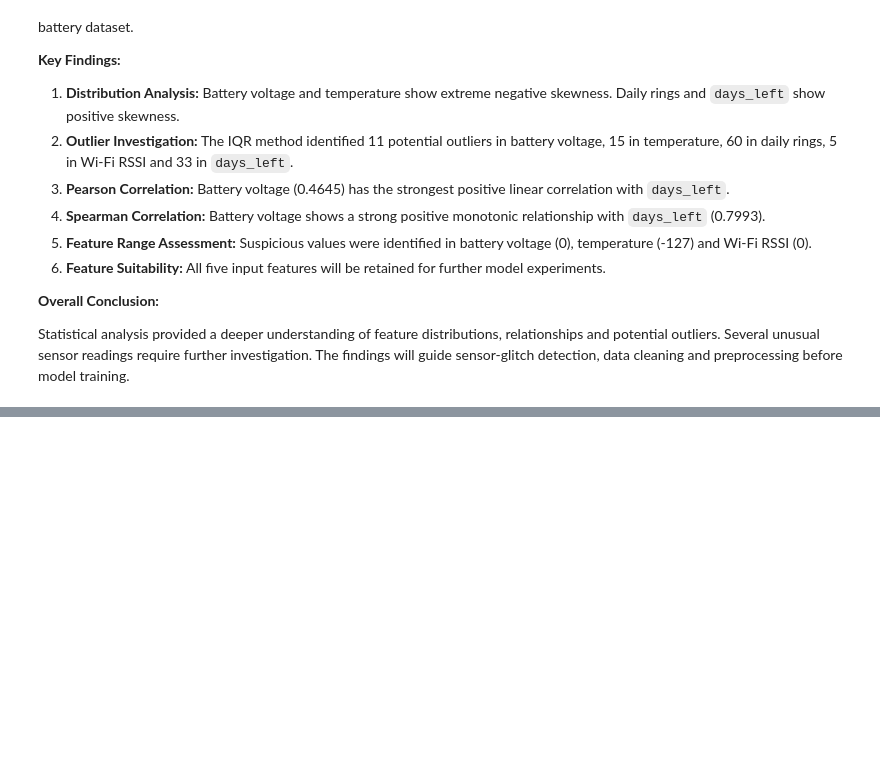
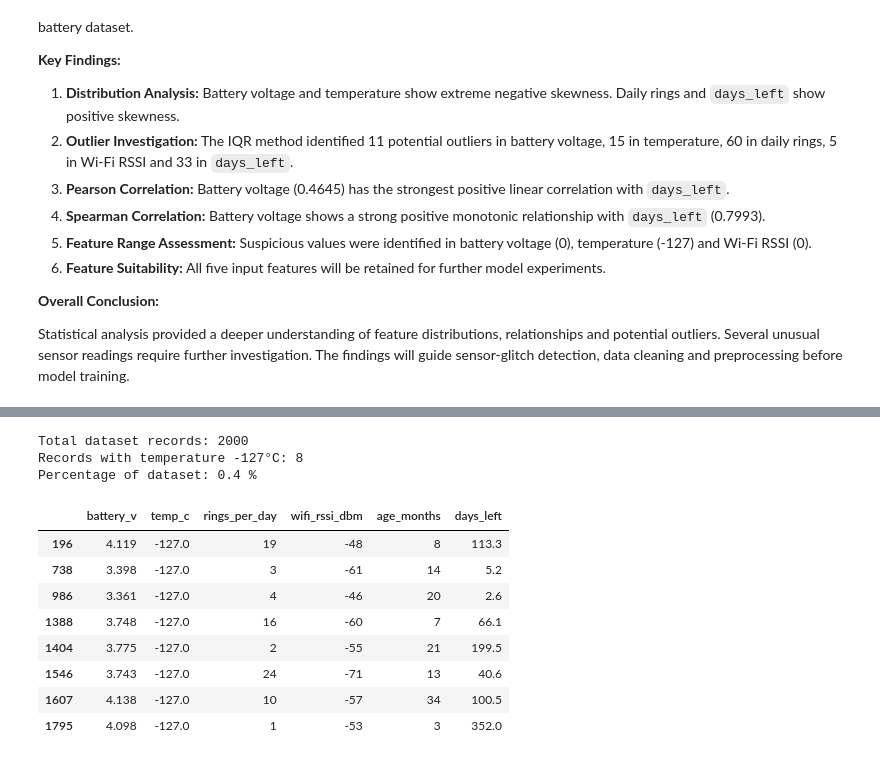
Before and after one commit to Suraj-S1108/edgeai-team13, a Jupyter notebook: mission1_dataset_analysis.ipynb, the cells around one changed output, grey strips where cells are left out. Cells and saved outputs as stored; diff of their text form; code cells hidden in the pictures; blank space fills up the shorter version.

```diff
--- a/mission1_dataset_analysis.ipynb
+++ b/mission1_dataset_analysis.ipynb
@@ -1100,0 +1317,28 @@ Statistical analysis provided a deeper understanding of feature distributions, r
+# %%
+# Phase 5.4: Investigate temperature values of -127°C
+
+zero_temp = df[df["temp_c"] == -127]
+
+print("Total dataset records:", len(df))
+print("Records with temperature -127°C:", len(zero_temp))
+
+print(
+    "Percentage of dataset:",
+    round(len(zero_temp) / len(df) * 100, 2),
+    "%"
+)
+
+display(zero_temp)
+# %% [output]
+Total dataset records: 2000
+Records with temperature -127°C: 8
+Percentage of dataset: 0.4 %
+|  | battery_v | temp_c | rings_per_day | wifi_rssi_dbm | age_months | days_left |
+| 196 | 4.119 | -127.0 | 19 | -48 | 8 | 113.3 |
+| 738 | 3.398 | -127.0 | 3 | -61 | 14 | 5.2 |
+| 986 | 3.361 | -127.0 | 4 | -46 | 20 | 2.6 |
+| 1388 | 3.748 | -127.0 | 16 | -60 | 7 | 66.1 |
+| 1404 | 3.775 | -127.0 | 2 | -55 | 21 | 199.5 |
+| 1546 | 3.743 | -127.0 | 24 | -71 | 13 | 40.6 |
+| 1607 | 4.138 | -127.0 | 10 | -57 | 34 | 100.5 |
+| 1795 | 4.098 | -127.0 | 1 | -53 | 3 | 352.0 |
```
Also changed, not shown: parts of 35 cells of this notebook, 1 other file.
